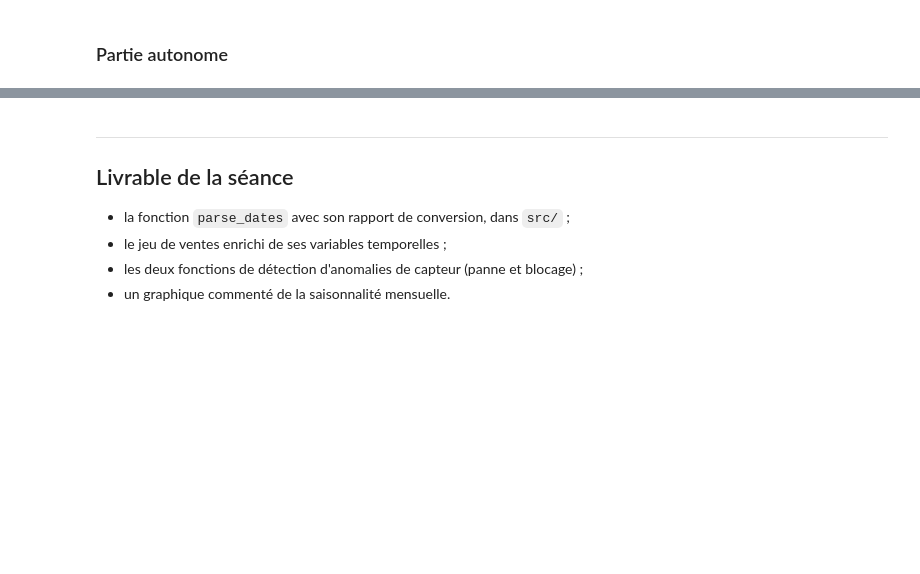
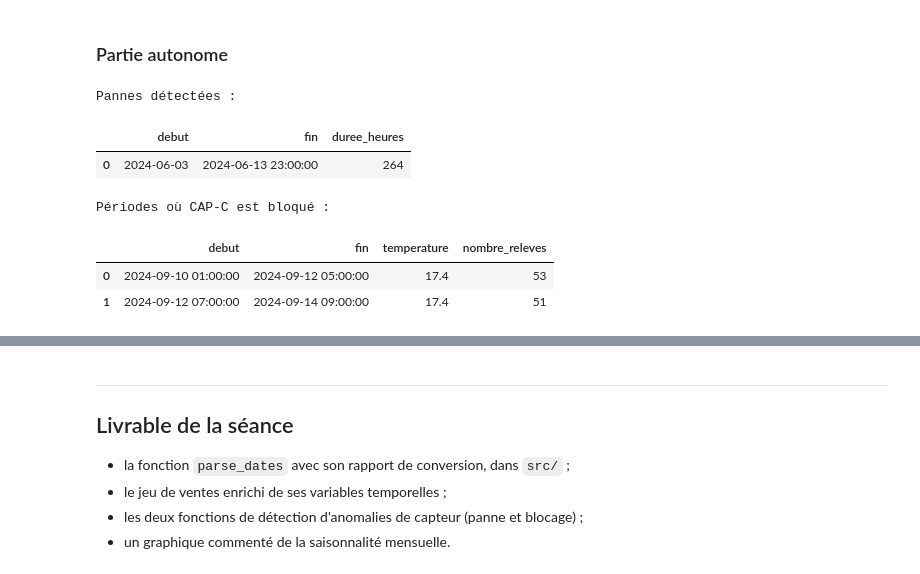
Before and after one commit to florentin777/preparation_manipulation_donnees, a Jupyter notebook: notebooks/05_variables_temporelles.ipynb, the cells around one changed output, grey strips where cells are left out. Saved outputs shown, nothing was run; the diff lists cells and outputs as text; code cells hidden in the pictures; blank space fills up the shorter version.

```diff
--- a/notebooks/05_variables_temporelles.ipynb
+++ b/notebooks/05_variables_temporelles.ipynb
@@ -258,15 +415,95 @@ de la courbe lissée.
 # Q4. Détecter automatiquement la panne du capteur CAP-B :
 #     trouver les plages horaires sans aucune mesure de plus de 24 heures.
 #     Indice : réindexer sur une plage horaire complète puis repérer les suites de NaN.
+# 1. Sélectionner les données du capteur CAP-B
+sensor_b = (
+    sensors[sensors['id_capteur'] == 'CAP-B']
+    .set_index('horodatage')
+    .sort_index()
+)
 
+# 2. Créer une plage horaire complète
+heures = pd.date_range(
+    start=sensor_b.index.min(),
+    end=sensor_b.index.max(),
+    freq='h'
+)
+
+# 3. Réindexer : les heures sans mesure deviennent des NaN
+sensor_b_complet = sensor_b.reindex(heures)
+
+# 4. Identifier les heures sans aucune mesure
+manquantes = sensor_b_complet['id_capteur'].isna()
+
+# 5. Regrouper les heures manquantes consécutives
+groupes = (manquantes != manquantes.shift()).cumsum()
+
+# 6. Détecter les pannes de plus de 24 heures
+pannes = []
+
+for _, groupe in manquantes.groupby(groupes):
+    if groupe.iloc[0] and len(groupe) > 24:
+        pannes.append({
+            'debut': groupe.index.min(),
+            'fin': groupe.index.max(),
+            'duree_heures': len(groupe)
+        })
+
+# 7. Afficher les résultats
+pannes_df = pd.DataFrame(pannes)
+
+print("Pannes détectées :")
+display(pannes_df)
 # TODO
+# %% [output]
+Pannes détectées :
+|  | debut | fin | duree_heures |
+| 0 | 2024-06-03 | 2024-06-13 23:00:00 | 264 |
 # %%
 # Q5. Détecter le capteur bloqué : trouver la période où CAP-C renvoie une valeur
 #     strictement constante pendant plus de 24 relevés consécutifs.
 #     Un capteur bloqué ne produit pas de valeur manquante : c'est ce qui rend
 #     cette anomalie difficile à repérer et coûteuse à laisser passer.
+# 1. Sélectionner les mesures de CAP-C
+sensor_c = (
+    sensors[sensors['id_capteur'] == 'CAP-C']
+    .sort_values('horodatage')
+    .copy()
+)
 
+# 2. Repérer les changements de température
+# ou les interruptions entre deux relevés horaires
+changements = (
+    sensor_c['temperature_c'].ne(sensor_c['temperature_c'].shift())
+    | sensor_c['horodatage'].diff().ne(pd.Timedelta(hours=1))
+)
+
+# 3. Identifier les groupes de valeurs consécutives identiques
+sensor_c['groupe'] = changements.cumsum()
+
+# 4. Détecter les périodes de plus de 24 relevés constants
+periodes = []
+
+for _, groupe in sensor_c.groupby('groupe'):
+    if len(groupe) > 24 and groupe['temperature_c'].notna().all():
+        periodes.append({
+            'debut': groupe['horodatage'].min(),
+            'fin': groupe['horodatage'].max(),
+            'temperature': groupe['temperature_c'].iloc[0],
+            'nombre_releves': len(groupe)
+        })
+
+# 5. Afficher les résultats
+periodes_df = pd.DataFrame(periodes)
+
+print("Périodes où CAP-C est bloqué :")
+display(periodes_df)
 # TODO
+# %% [output]
+Périodes où CAP-C est bloqué :
+|  | debut | fin | temperature | nombre_releves |
+| 0 | 2024-09-10 01:00:00 | 2024-09-12 05:00:00 | 17.4 | 53 |
+| 1 | 2024-09-12 07:00:00 | 2024-09-14 09:00:00 | 17.4 | 51 |
 # %%
 # Q6. Agréger les ventes par semaine puis par mois. Tracer la série mensuelle du
 #     chiffre d'affaires et commenter la saisonnalité observée.
```
Also changed, not shown: parts of 8 cells of this notebook, 7 other files.
